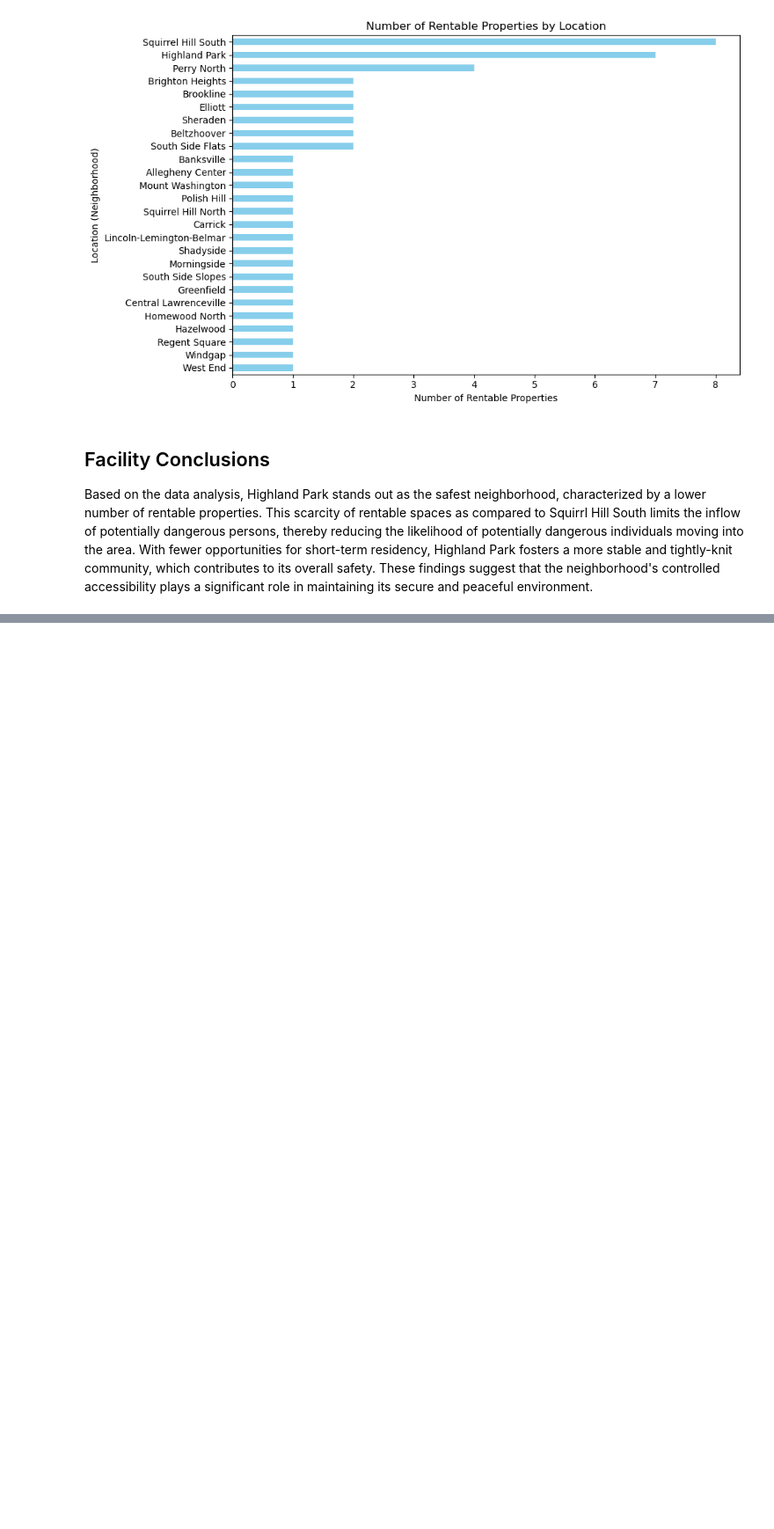
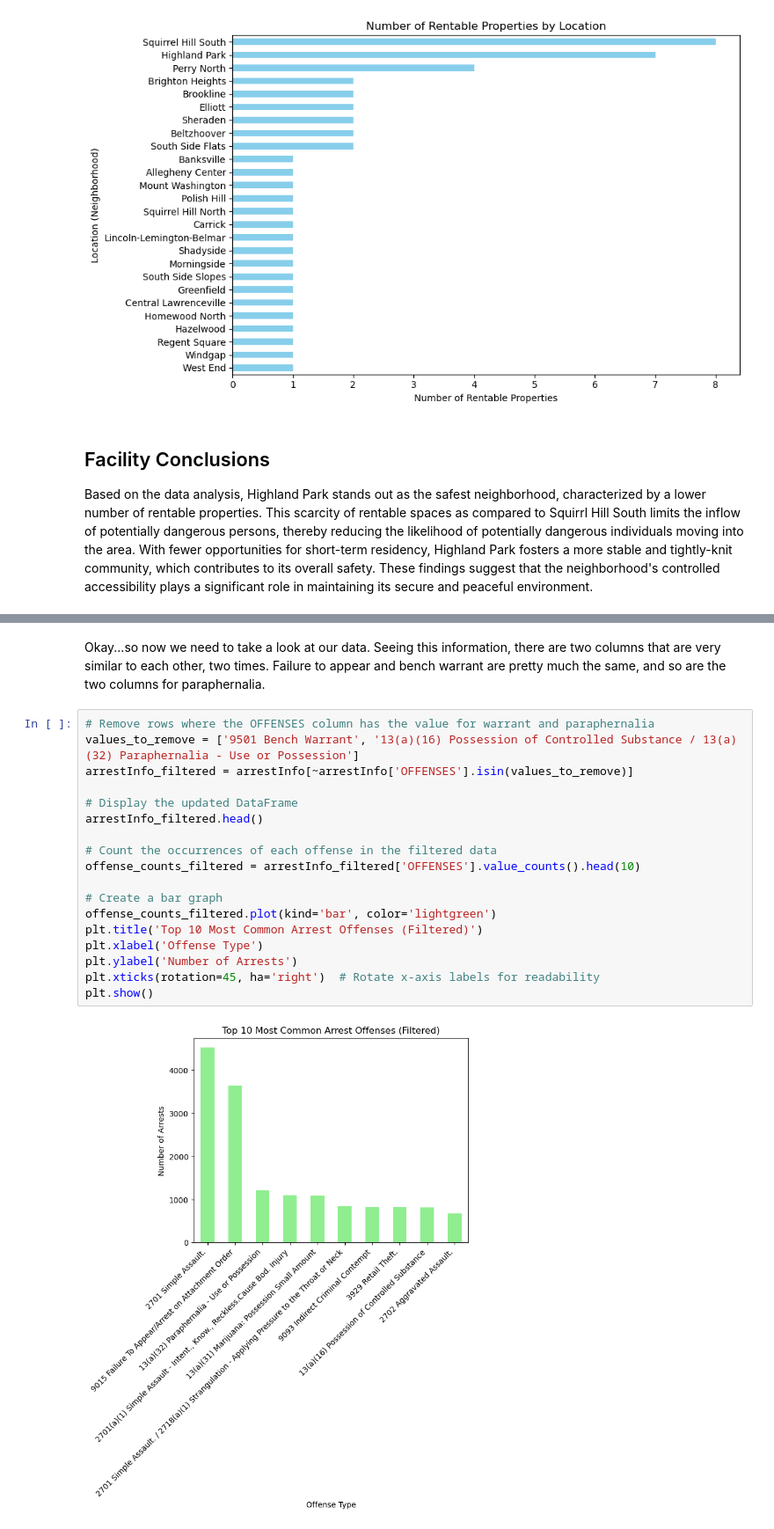
Before and after one commit to TyM022/Final-Project, a Jupyter notebook: finalnotebook.ipynb, the cells around one changed output, grey strips where cells are left out. Shown at 88% size. Drawn from its saved outputs; the diff is of its cells as text; blank space fills up the shorter version.

```diff
--- a/finalnotebook.ipynb
+++ b/finalnotebook.ipynb
@@ -451,0 +508,22 @@ Based on the data analysis, Highland Park stands out as the safest neighborhood,
+# %% [markdown]
+Okay...so now we need to take a look at our data. Seeing this information, there are two columns that are very similar to each other, two times. Failure to appear and bench warrant are pretty much the same, and so are the two columns for paraphernalia.
+# %%
+# Remove rows where the OFFENSES column has the value for warrant and paraphernalia
+values_to_remove = ['9501 Bench Warrant', '13(a)(16) Possession of Controlled Substance / 13(a)(32) Paraphernalia - Use or Possession']
+arrestInfo_filtered = arrestInfo[~arrestInfo['OFFENSES'].isin(values_to_remove)]
+
+# Display the updated DataFrame
+arrestInfo_filtered.head()
+
+# Count the occurrences of each offense in the filtered data
+offense_counts_filtered = arrestInfo_filtered['OFFENSES'].value_counts().head(10)
+
+# Create a bar graph
+offense_counts_filtered.plot(kind='bar', color='lightgreen')
+plt.title('Top 10 Most Common Arrest Offenses (Filtered)')
+plt.xlabel('Offense Type')
+plt.ylabel('Number of Arrests')
+plt.xticks(rotation=45, ha='right')  # Rotate x-axis labels for readability
+plt.show()
+# %% [output]
+[figure, added]
```
Also changed, not shown: parts of 14 cells of this notebook.
